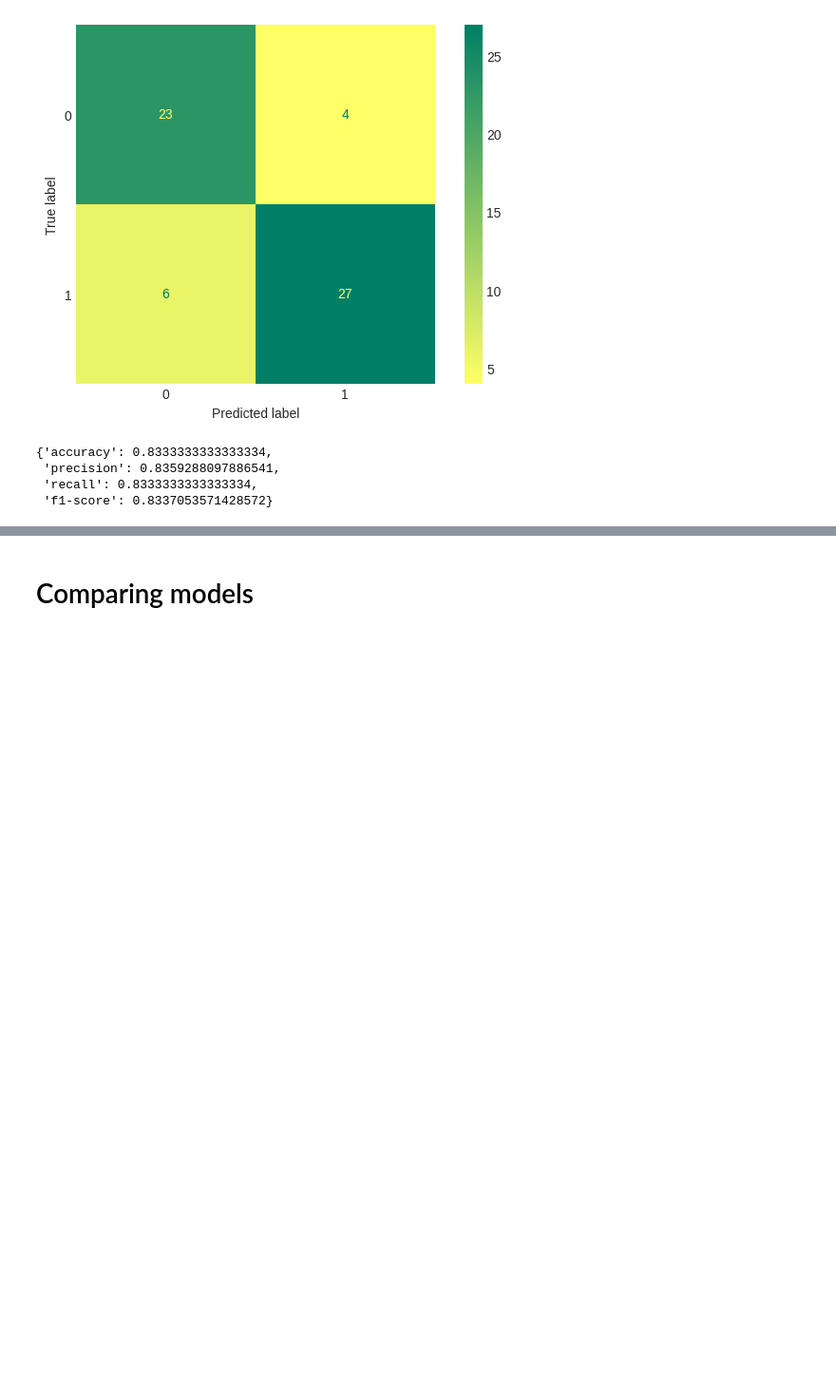
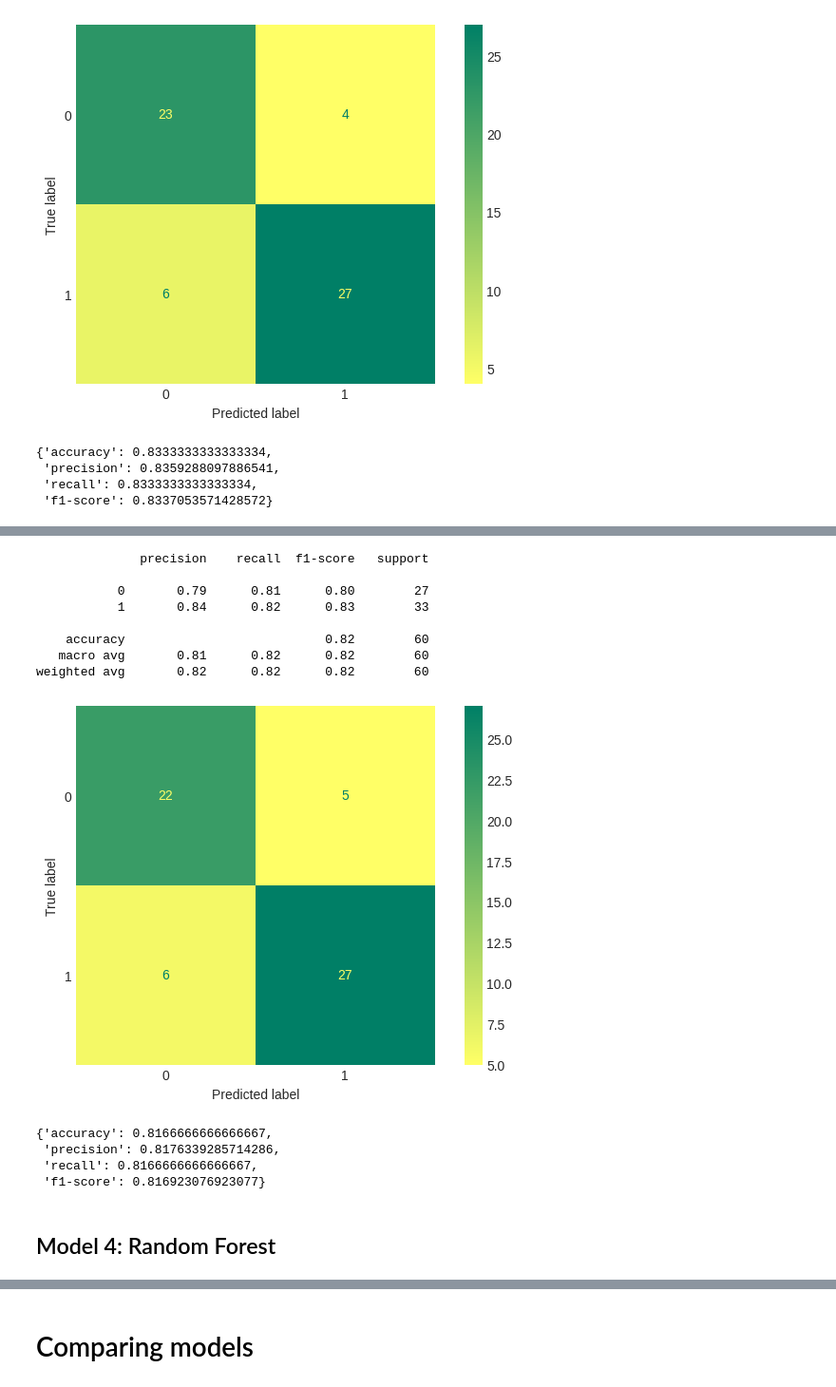
Before and after one commit to flohmannjr/Heart-Attack-Analysis-and-Prediction, a Jupyter notebook: Heart_Attack_Analysis_and_Prediction.ipynb, the cells around one changed output, grey strips where cells are left out. Shown: that part at 95% size. Cells and saved outputs as stored; diff of their text form; code cells hidden in the pictures; blank space fills up the shorter version.

```diff
--- a/Heart_Attack_Analysis_and_Prediction.ipynb
+++ b/Heart_Attack_Analysis_and_Prediction.ipynb
@@ -292,7 +295,7 @@ y_pred = knn.predict(X_test)
 CPU times: user 6.95 ms, sys: 107 µs, total: 7.06 ms
 Wall time: 13.8 ms
 # %%
-evaluations[0] = evaluate_model(y_test, y_pred)
+evaluations[0] = evaluate_model(y_test, y_pred, True)
 # %% [output]
               precision    recall  f1-score   support
 
@@ -324,7 +327,7 @@ y_pred = rid.predict(X_test)
 CPU times: user 4.77 ms, sys: 0 ns, total: 4.77 ms
 Wall time: 6.28 ms
 # %%
-evaluations[1] = evaluate_model(y_test, y_pred)
+evaluations[1] = evaluate_model(y_test, y_pred, True)
 # %% [output]
               precision    recall  f1-score   support
 
@@ -356,7 +359,7 @@ y_pred = svm.predict(X_test)
 CPU times: user 6.54 ms, sys: 0 ns, total: 6.54 ms
 Wall time: 11.9 ms
 # %%
-evaluations[2] = evaluate_model(y_test, y_pred)
+evaluations[2] = evaluate_model(y_test, y_pred, True)
 # %% [output]
               precision    recall  f1-score   support
 
@@ -376,0 +393,21 @@ evaluations[2]
+# %%
+evaluations[3] = evaluate_model(y_test, y_pred, True)
+# %% [output]
+              precision    recall  f1-score   support
+
+           0       0.79      0.81      0.80        27
+           1       0.84      0.82      0.83        33
+
+    accuracy                           0.82        60
+   macro avg       0.81      0.82      0.82        60
+weighted avg       0.82      0.82      0.82        60
+[figure, added]
+# %%
+evaluations[3]
+# %% [output]
+{'accuracy': 0.8166666666666667,
+ 'precision': 0.8176339285714286,
+ 'recall': 0.8166666666666667,
+ 'f1-score': 0.816923076923077}
+# %% [markdown]
+## Model 4: Random Forest
```
Also changed, not shown: parts of 9 cells of this notebook.
